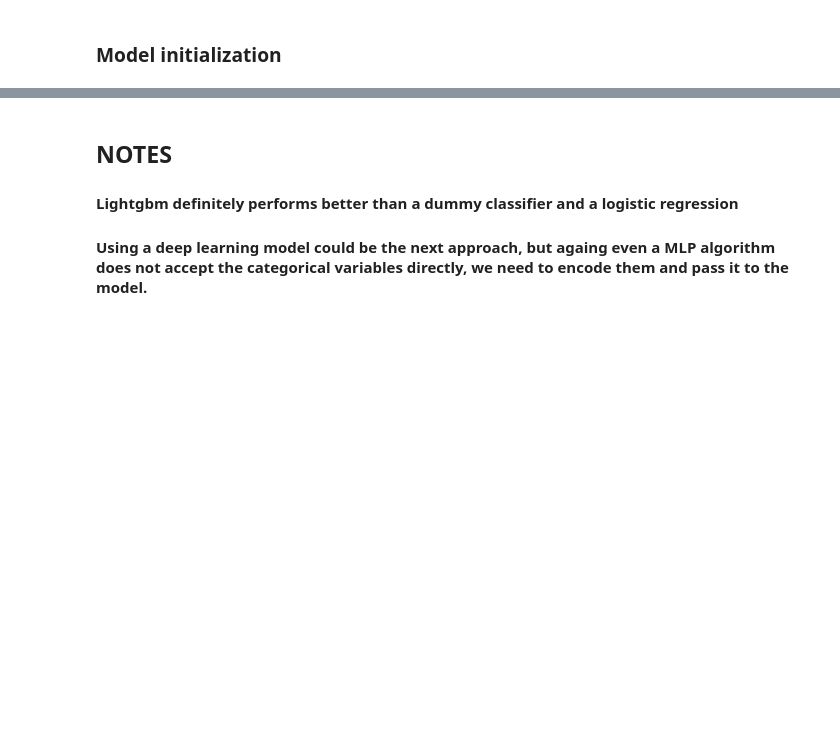
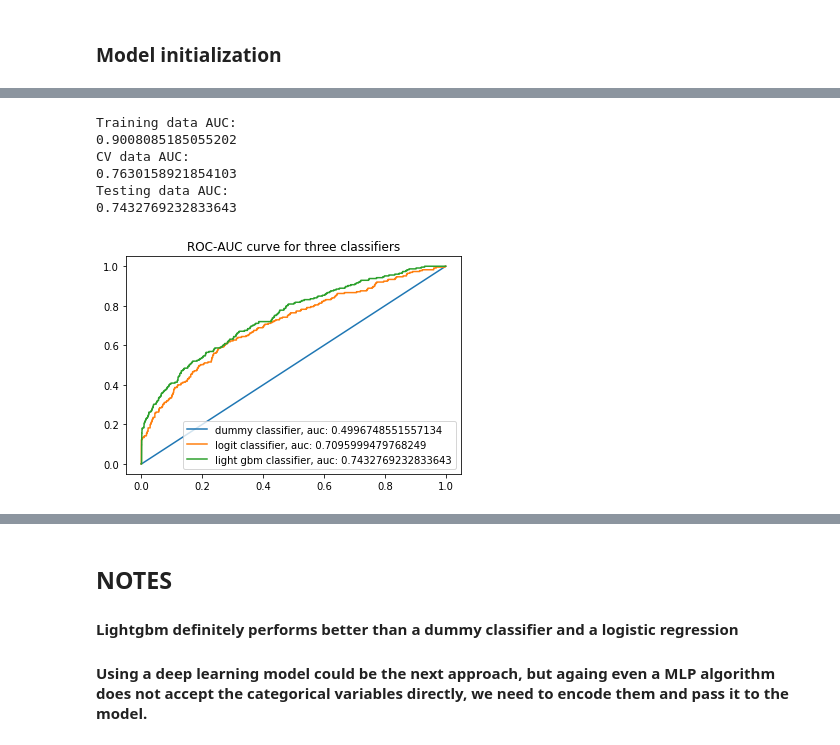
Before and after one commit to SaiKrishnaBala/lightgbm_exp, a Jupyter notebook: classify_data.ipynb, the cells around one changed output, grey strips where cells are left out. Cells and saved outputs as stored; diff of their text form; code cells hidden in the pictures; blank space fills up the shorter version.

```diff
--- a/classify_data.ipynb
+++ b/classify_data.ipynb
@@ -193,3 +170,3 @@ print(log_df.shape) ##<--bug
 # %%
-# lg_model = LogisticRegression()
-# lg_model.fit(train_data.data, train_data.label)
+logit_model = LogisticRegression()
+logit_model.fit(train_data.data, train_data.label)
@@ -201,0 +178,13 @@ print(log_df.shape) ##<--bug
+# %%
+y_pred = logit_model.predict_proba(train_data.data)
+fpr, tpr, thresholds = roc_curve(train_data.label, y_pred[:, 1])
+print("Training data AUC:")
+print(auc(fpr, tpr))
+
+y_pred = logit_model.predict_proba(test_data.data)
+fpr, tpr, thresholds = roc_curve(test_data.label, y_pred[:, 1])
+print("Testing data AUC:")
+print(auc(fpr, tpr))
+
+Metrics['logit_classifier'] = { 'fpr': fpr, 'tpr': tpr, 'thresholds': thresholds, 'auc': auc(fpr, tpr),
+                                'label': 'logit classifier, auc: %s'  %auc(fpr, tpr)}
@@ -394,3 +310,3 @@ model = GridSearchCV(estimator, param_grid)
 # %%
-model.fit(train_data.data, train_data.label, eval_set=[(cv_data.data, cv_data.label)], early_stopping_rounds=10, eval_metric='binary_logloss')
+light_gbm_model_gs.fit(train_data.data, train_data.label, eval_set=[(cv_data.data, cv_data.label)], early_stopping_rounds=10, eval_metric='auc')
 # %% [output]
@@ -853,0 +532,33 @@ Did not meet early stopping. Best iteration is:
+# %%
+y_pred = light_gbm_model_gs.predict_proba(train_data.data)
+fpr, tpr, thresholds = roc_curve(train_data.label, y_pred[:, 1])
+print("Training data AUC:")
+print(auc(fpr, tpr))
+
+y_pred = light_gbm_model_gs.predict_proba(cv_data.data)
+fpr, tpr, thresholds = roc_curve(cv_data.label, y_pred[:, 1])
+print("CV data AUC:")
+print(auc(fpr, tpr))
+
+y_pred = light_gbm_model_gs.predict_proba(test_data.data)
+fpr, tpr, thresholds = roc_curve(test_data.label, y_pred[:, 1])
+print("Testing data AUC:")
+print(auc(fpr, tpr))
+
+Metrics['ligth_gbm_classifier'] = { 'fpr': fpr, 'tpr': tpr, 'thresholds': thresholds, 'auc': auc(fpr, tpr),
+                                'label': 'light gbm classifier, auc: %s'  %auc(fpr, tpr)}
+# %% [output]
+Training data AUC:
+0.9008085185055202
+CV data AUC:
+0.7630158921854103
+Testing data AUC:
+0.7432769232833643
+# %%
+plt.title('ROC-AUC curve for three classifiers')
+for classifier in Metrics.keys():
+    plt.plot(Metrics[classifier]['fpr'], Metrics[classifier]['tpr'], label=Metrics[classifier]['label'])
+plt.legend()
+plt.show()
+# %% [output]
+[figure, added]
```
Also changed, not shown: parts of 53 cells of this notebook.
